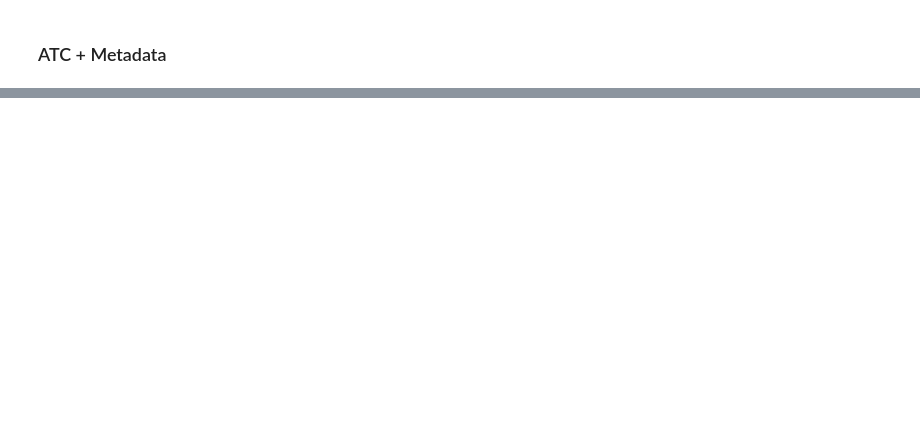
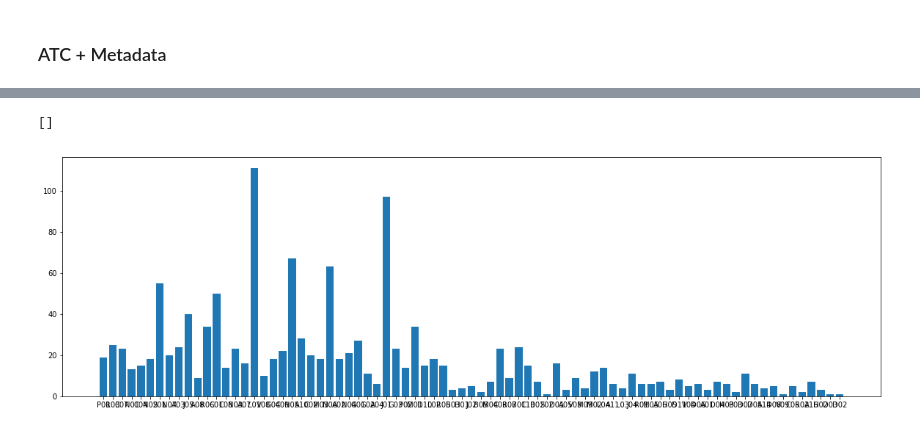
Before and after one commit to Dweepa/Genes, a Jupyter notebook: creation_data/class_mapping.ipynb, the cells around one changed output, grey strips where cells are left out. Saved outputs shown, nothing was run; the diff lists cells and outputs as text; code cells hidden in the pictures; blank space fills up the shorter version.

```diff
--- a/creation_data/class_mapping.ipynb
+++ b/creation_data/class_mapping.ipynb
@@ -167,0 +239,9 @@ with open("../data/perturbagen_class.pkl", "wb") as file:
+# %%
+atc_level2 = [v[:3] for k,v in all_perturbagen_class.items()]
+atc_level2_distribution = dict(Counter(atc_level2))
+plt.figure(figsize=(20, 6))
+plt.bar(atc_level2_distribution.keys(), atc_level2_distribution.values())
+plt.plot()
+# %% [output]
+[]
+[figure, added]
```
Also changed, not shown: parts of 23 cells of this notebook, 1 other file.
